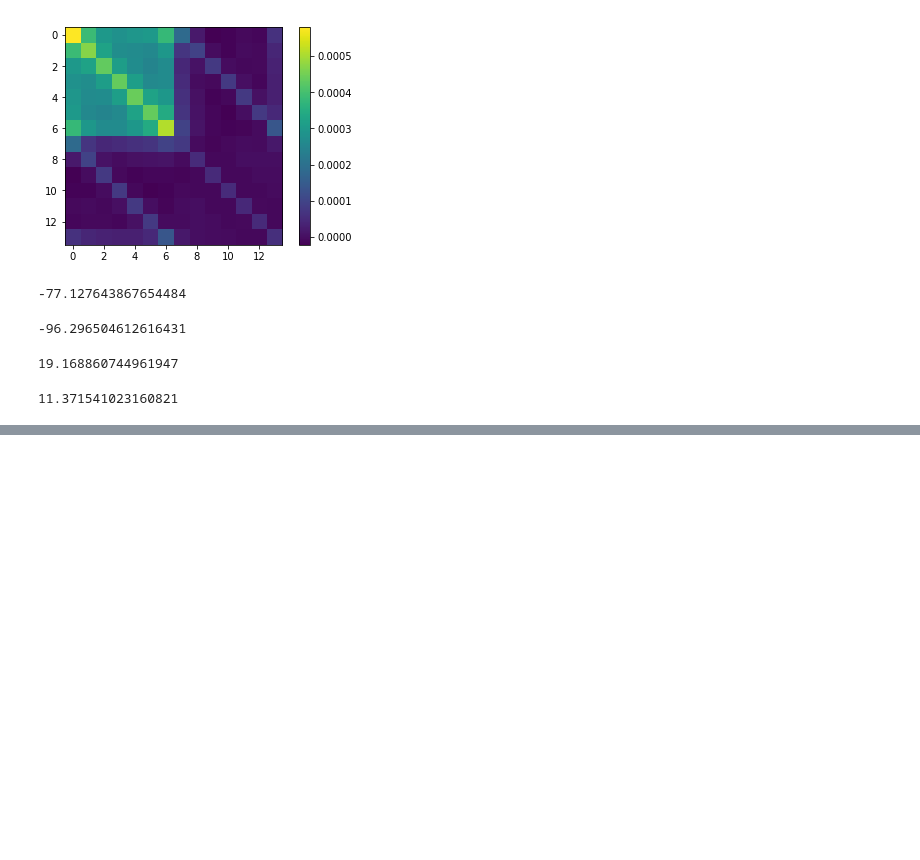
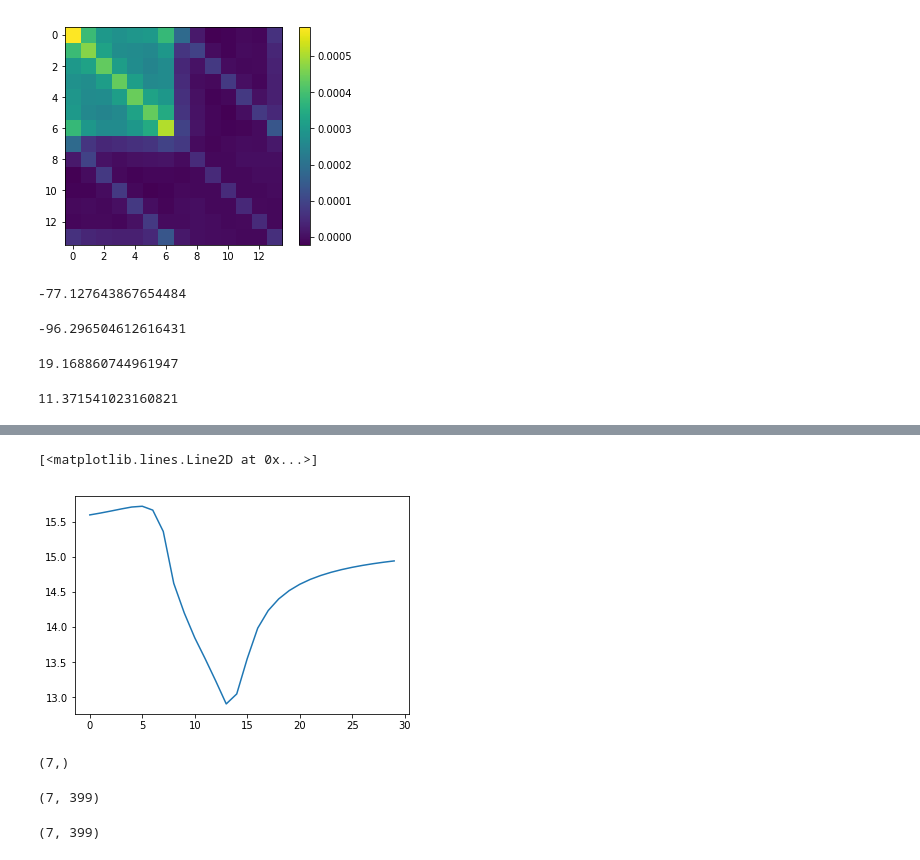
Before and after one commit to lmcintosh/ipython-notebooks, a Jupyter notebook: baccuslab/2017 11-29 Surround - multivariate info.ipynb, the cells around one changed output, grey strips where cells are left out. Saved outputs shown, nothing was run; the diff lists cells and outputs as text; code cells hidden in the pictures; blank space fills up the shorter version.

```diff
--- a/baccuslab/2017 11-29 Surround - multivariate info.ipynb
+++ b/baccuslab/2017 11-29 Surround - multivariate info.ipynb
@@ -243,3 +243,46 @@ mi = mutual_information([0.5], [1.0])
 mi
 # %% [output]
 11.371541023160821
+# %%
+all_hws = np.linspace(0, 1, 20)
+all_cws = np.linspace(0, 1, 30)
+info_map = np.zeros((20, 30))
+for idh, hw in tqdm(enumerate(all_hws)):
+    for idc, cw in enumerate(all_cws):
+        hws = [hw]
+        cws = [cw]
+        samples = 1000
+        target_snr = 10.5
+        input_noise = 0.1
+        output_noise = 0.35
+        spatial_signals = generate_spatial_signals(samples)
+        filters = filter_bank(hws, cws)
+        sigma_f = np.cov(filters)
+        sigma_s = np.cov(np.dot(filters[:, :-1], spatial_signals.T))
+
+        def sigmas(filter_constants, return_snr=False):
+            ff_const = np.outer(filter_constants, filter_constants)
+            sigma_n = input_noise**2 * ff_const * sigma_f + output_noise**2
+            sigma_signal = ff_const * sigma_s
+            sigma_t = sigma_signal + sigma_n
+
+            signal_var = np.diag(sigma_signal)
+            noise_var = np.diag(sigma_n)
+            snr = signal_var/noise_var
+            if return_snr:
+                return snr
+            else:
+                return sigma_t, sigma_n
+
+        def mse(filter_constants):
+            snr = sigmas(filter_constants, return_snr=True)
+            return np.mean((snr - target_snr)**2)
+
+        res = scipy.optimize.minimize(mse, np.random.rand(sigma_f.shape[0], 1))
+        opt_filter_const = res.x
+
+        sigma_t, sigma_n = sigmas(opt_filter_const)
+        chol_t = np.sum(np.log(np.diag(np.linalg.cholesky(2 * np.pi * np.exp(1) * sigma_t))))
+        chol_n = np.sum(np.log(np.diag(np.linalg.cholesky(2 * np.pi * np.exp(1) * sigma_n))))
+        mi =  0.5 * (chol_t - chol_n)
+        info_map[idh, idc] = mi
@@ -245,0 +295,5 @@ mi
+# %%
+plt.plot(info_map[:20, :30][10])
+# %% [output]
+[<matplotlib.lines.Line2D at 0x...>]
+[figure, added]
@@ -245,0 +318,12 @@ mi
+# %%
+opt_filter_const.shape
+# %% [output]
+(7,)
+# %%
+filters.shape
+# %% [output]
+(7, 399)
+# %%
+(filters.T * opt_filter_const).T
+# %% [output]
+(7, 399)
```
Also changed, not shown: parts of 31 cells of this notebook.
